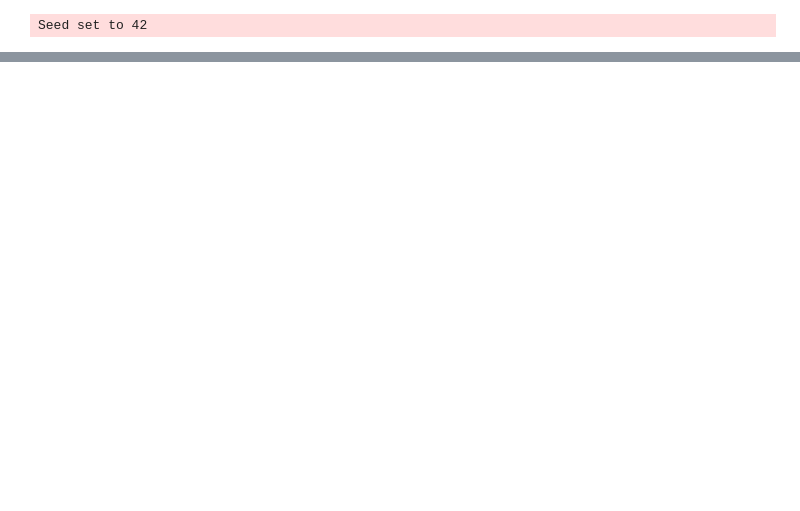
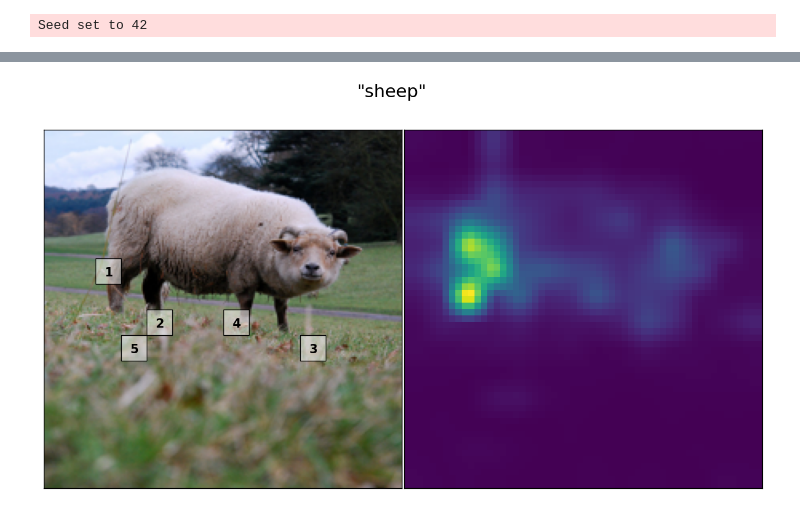
Before and after one commit to TimCares/MasterThesis, a Jupyter notebook: src/visualizations/filip_cmli.ipynb, the cells around one changed output, grey strips where cells are left out. Saved outputs shown, nothing was run; the diff lists cells and outputs as text; code cells hidden in the pictures; blank space fills up the shorter version.

```diff
--- a/src/visualizations/filip_cmli.ipynb
+++ b/src/visualizations/filip_cmli.ipynb
@@ -181,0 +254,6 @@ plot(image[i], tokens[i], token2patch[i], padding_mask[i])
+# %%
+j=5
+# %%
+plot_token(image_raw[j], image[j], text[j], token2patch[j], padding_mask[j], 1)
+# %% [output]
+[figure, added]
```
Also changed, not shown: parts of 15 cells of this notebook.
